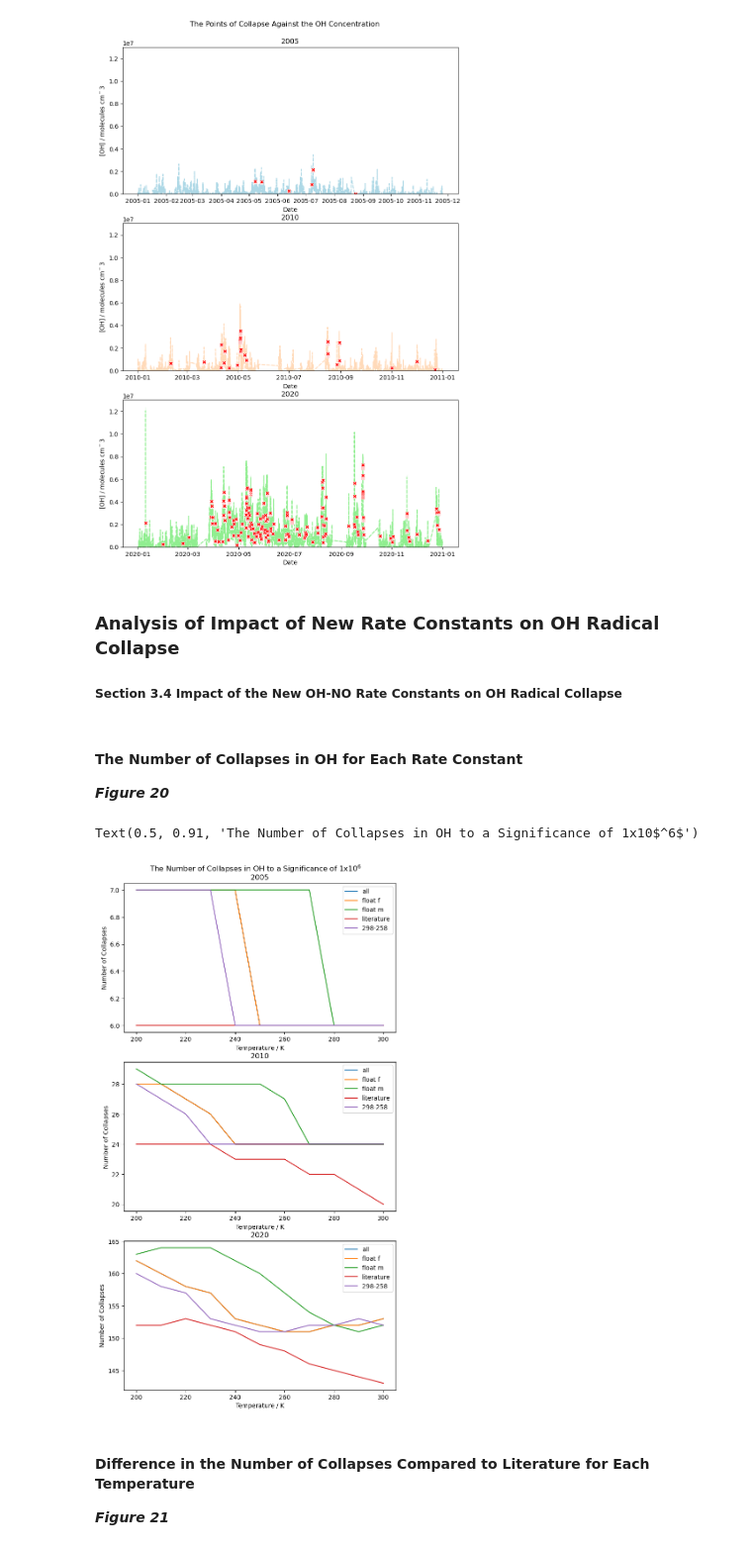
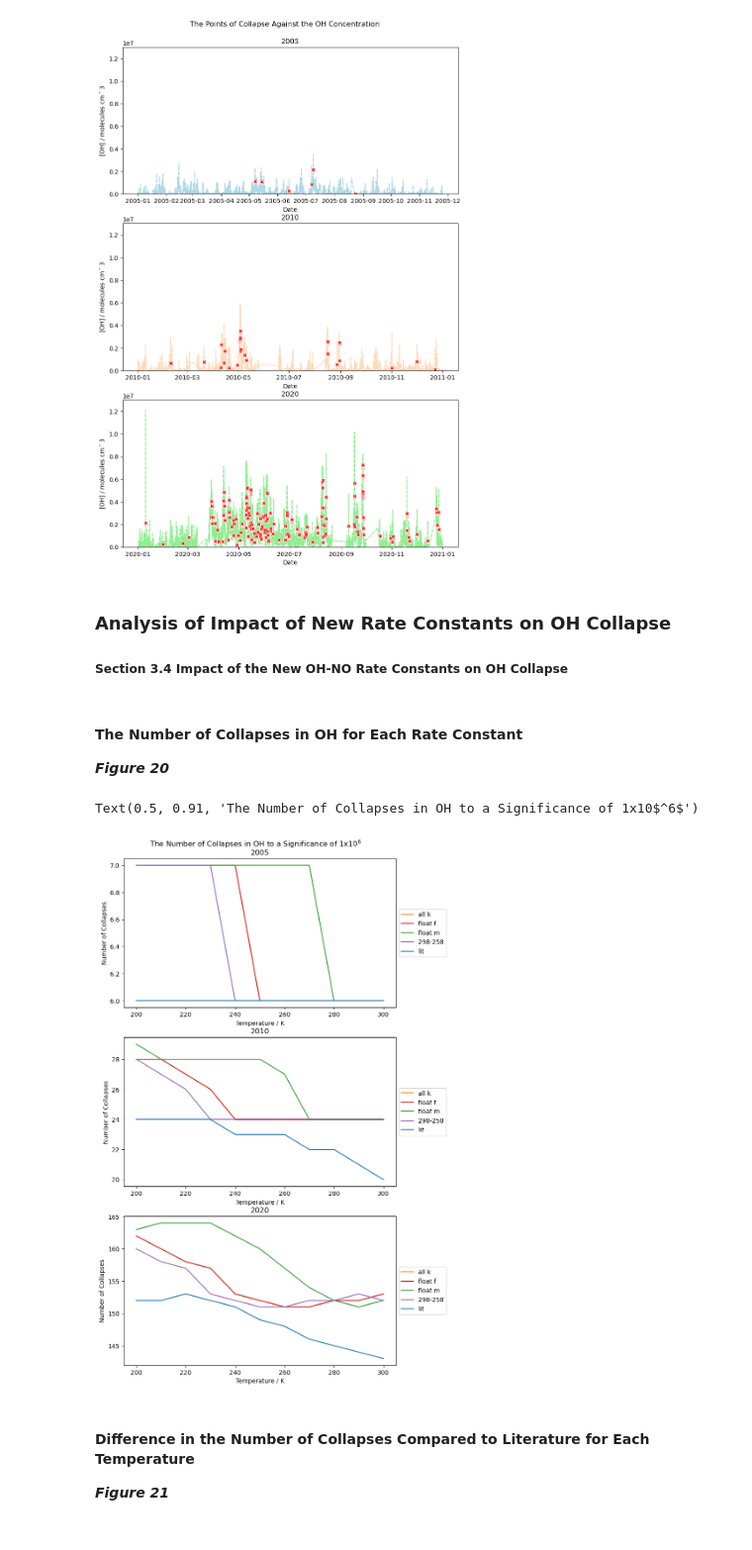
Before and after one commit to annie2234/A-K-OHNO-Thesis, a Jupyter notebook: Analysis.ipynb, the cells around one changed output. Shown at 99% size. Cells and saved outputs as stored; diff of their text form; code cells hidden in the pictures.

```diff
--- a/Analysis.ipynb
+++ b/Analysis.ipynb
@@ -828,8 +851,8 @@ fig.suptitle('The Points of Collapse Against the OH Concentration', y=0.92)
 Text(0.5, 0.92, 'The Points of Collapse Against the OH Concentration')
 [figure]
 # %% [markdown]
-### Analysis of Impact of New Rate Constants on OH Radical Collapse
-##### Section 3.4 Impact of the New OH-NO Rate Constants on OH Radical Collapse
+### Analysis of Impact of New Rate Constants on OH Collapse
+##### Section 3.4 Impact of the New OH-NO Rate Constants on OH Collapse
 # %%
 # Number of collapses
 #2005
@@ -841,44 +864,42 @@ no_2020 = analysis.number_of_collapses(coll_allk20,coll_29820,coll_floatf20,coll
 # %% [markdown]
 #### The Number of Collapses in OH for Each Rate Constant
 __*Figure 20*__
+# %%
+rate_type_palette = {'all k':'tab:orange', 'float f':'tab:red','float m':'tab:green','298':'tab:purple','lit':'tab:blue'}
 # %%
 # plotting the number of collapses per rate constatnt
 fig,ax = plt.subplots(3,1, figsize=(8,15))
 
-# 2005
-sns.lineplot(data=no_2005,x='Temperature',y='all k', label = 'all',ax=ax[0])
-sns.lineplot(data=no_2005,x='Temperature',y='float f', label = 'float f',ax=ax[0])
-sns.lineplot(data=no_2005,x='Temperature',y='float m', label = 'float m',ax=ax[0])
-sns.lineplot(data=no_2005,x='Temperature',y='lit', label = 'literature',ax=ax[0])
-sns.lineplot(data=no_2005,x='Temperature',y='298', label = '298-258',ax=ax[0])
-# 2010
-sns.lineplot(data=no_2010,x='Temperature',y='all k', label = 'all',ax=ax[1])
-sns.lineplot(data=no_2010,x='Temperature',y='float f', label = 'float f',ax=ax[1])
-sns.lineplot(data=no_2010,x='Temperature',y='float m', label = 'float m',ax=ax[1])
-sns.lineplot(data=no_2010,x='Temperature',y='lit', label = 'literature',ax=ax[1])
-sns.lineplot(data=no_2010,x='Temperature',y='298', label = '298-258',ax=ax[1])
-# 2020
-sns.lineplot(data=no_2020,x='Temperature',y='all k', label = 'all',ax=ax[2])
-sns.lineplot(data=no_2020,x='Temperature',y='float f', label = 'float f',ax=ax[2])
-sns.lineplot(data=no_2020,x='Temperature',y='float m', label = 'float m',ax=ax[2])
-sns.lineplot(data=no_2020,x='Temperature',y='lit', label = 'literature',ax=ax[2])
-sns.lineplot(data=no_2020,x='Temperature',y='298', label = '298-258',ax=ax[2])
+# indexing the subplots
+z = 0
+
+# plotting
+for i in [no_2005, no_2010, no_2020]:
+    for j in list(rate_type_palette.keys()):
+        name = j
+
+        if j == '298':
+            name = '298-258'
+
+        sns.lineplot(data=i,x='Temperature',y=j,c=rate_type_palette[j],label=name,ax=ax[z])
+        # setting axis labels
+        ax[z].set_ylabel('Number of Collapses')
+        ax[z].set_xlabel('Temperature / K')
+        # positioning legend
+        ax[z].legend(loc='center left', bbox_to_anchor=(1, 0.5), fancybox=True)
+
+    # moving to next sub plot
+    z+=1
+
 # formatting
 ax[0].set_title('2005')
 ax[1].set_title('2010')
 ax[2].set_title('2020')
-# formatting axes
-ax[0].set_ylabel('Number of Collapses')
-ax[1].set_ylabel('Number of Collapses')
-ax[2].set_ylabel('Number of Collapses')
-ax[0].set_xlabel('Temperature / K')
-ax[1].set_xlabel('Temperature / K')
-ax[2].set_xlabel('Temperature / K')
 
 fig.suptitle('The Number of Collapses in OH to a Significance of 1x10$^6$',y=0.91)
 # %% [output]
 Text(0.5, 0.91, 'The Number of Collapses in OH to a Significance of 1x10$^6$')
-[figure, old version]
+[figure, new version]
 # %% [markdown]
 #### Difference in the Number of Collapses Compared to Literature for Each Temperature
 __*Figure 21*__
```
Also changed, not shown: parts of 50 cells of this notebook, 5 other files.
